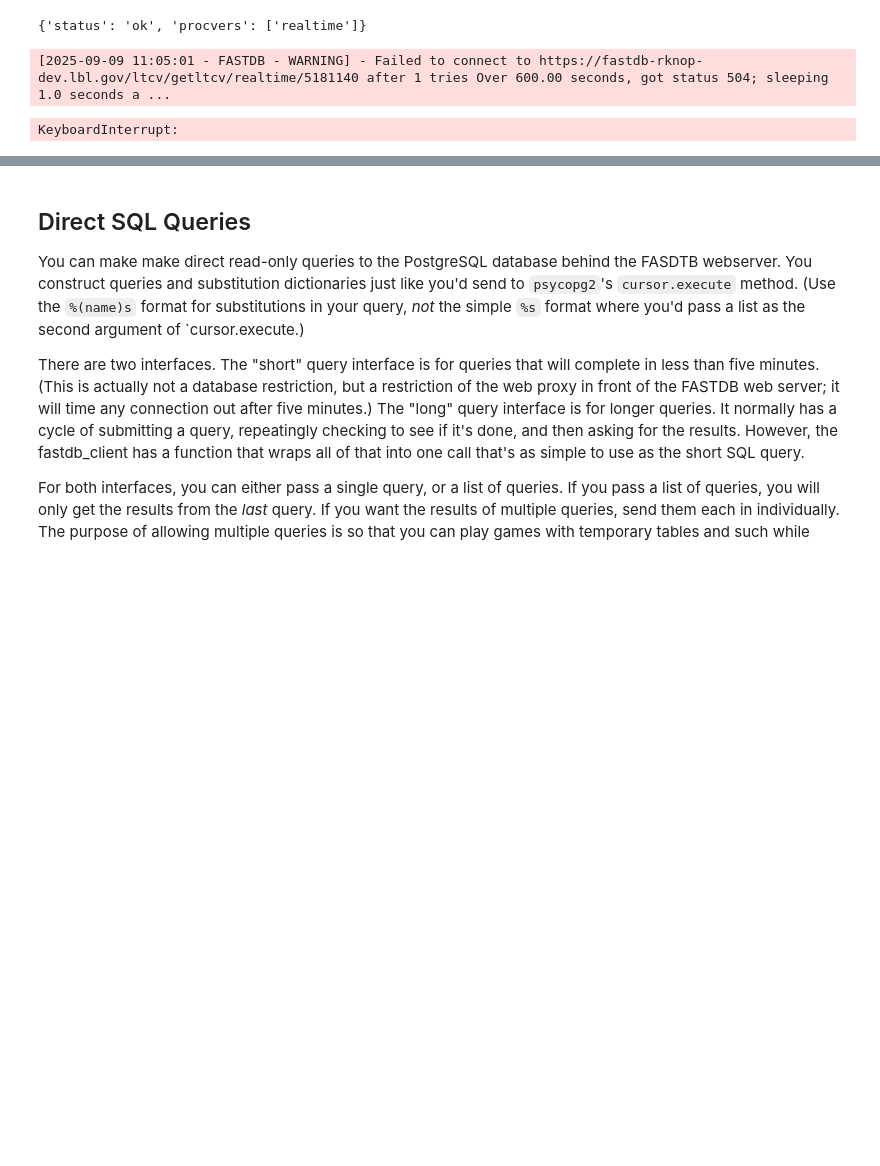
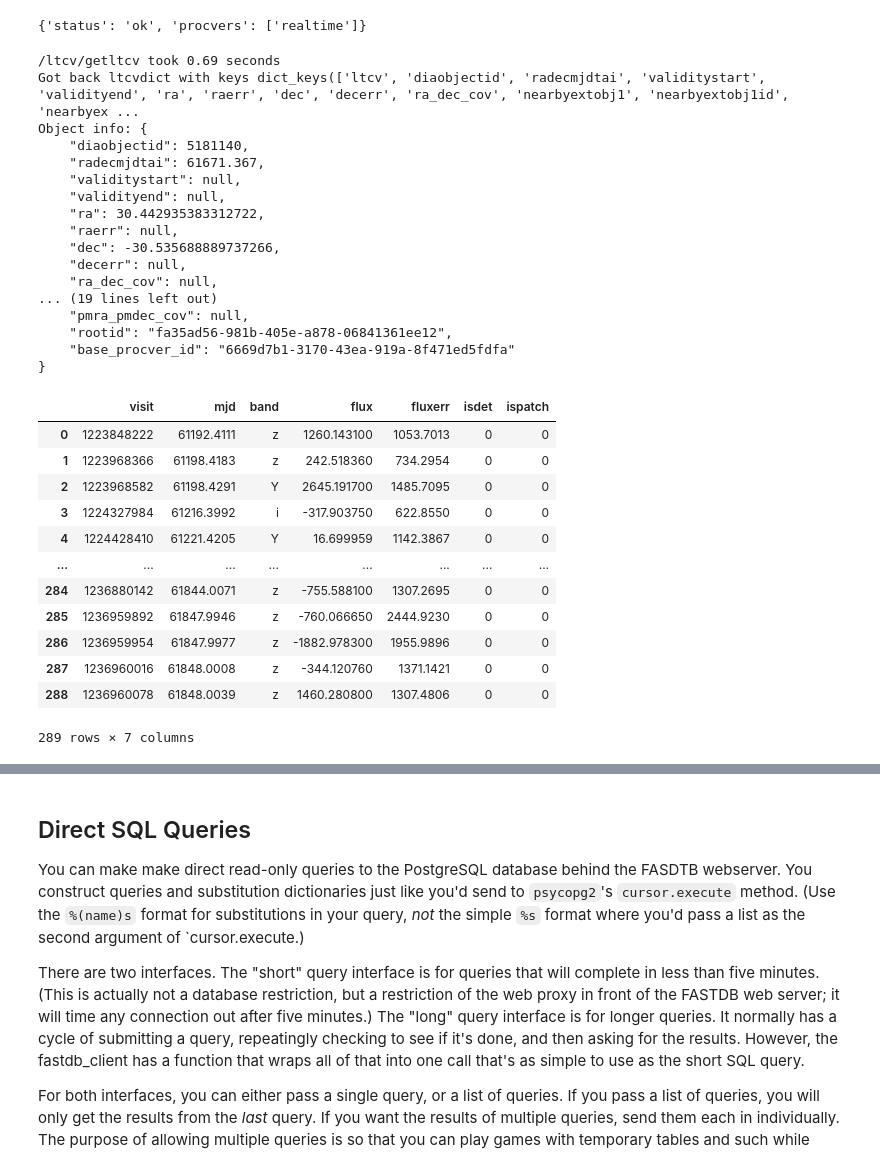
Before and after one commit to LSSTDESC/FASTDB, a Jupyter notebook: examples/using_fastdb_client.ipynb, the cells around one changed output, grey strips where cells are left out. Cells and saved outputs as stored; diff of their text form; code cells hidden in the pictures; blank space fills up the shorter version.

```diff
--- a/examples/using_fastdb_client.ipynb
+++ b/examples/using_fastdb_client.ipynb
@@ -128,18 +131,47 @@ print( res )
 # %%
 # You can get the lightcurve for an object if you know it's object ID with the /ltcv/getltcv
 # endpoint.  Give it the processing version and the diaobjectid as additional slash-separated
 # url components.
 t0 = time.perf_counter()
 ltcvdict = fdb.post( "/ltcv/getltcv/realtime/5181140" )
 print( f"/ltcv/getltcv took {time.perf_counter()-t0:.2f} seconds" )
 
 # The dictionary you get back has keys 'status', 'objectinfo' and 'ltcv':
 print( f"Got back ltcvdict with keys {ltcvdict.keys()}" )
 
-print( f"Object info: {json.dumps( ltcvdict['objinfo'], indent=4 )}" )
+objinfo = { k: v for k, v in ltcvdict.items() if k != 'ltcv' }
+print( f"Object info: {json.dumps( objinfo, indent=4 )}" )
 
 ltcv = pandas.DataFrame( ltcvdict['ltcv'] )
 ltcv
 # %% [output]
-[2025-09-09 11:05:01 - FASTDB - WARNING] - Failed to connect to https://fastdb-rknop-dev.lbl.gov/ltcv/getltcv/realtime/5181140 after 1 tries Over 600.00 seconds, got status 504; sleeping 1.0 seconds a ...
+/ltcv/getltcv took 0.69 seconds
+Got back ltcvdict with keys dict_keys(['ltcv', 'diaobjectid', 'radecmjdtai', 'validitystart', 'validityend', 'ra', 'raerr', 'dec', 'decerr', 'ra_dec_cov', 'nearbyextobj1', 'nearbyextobj1id', 'nearbyex ...
+Object info: {
+    "diaobjectid": 5181140,
+    "radecmjdtai": 61671.367,
+    "validitystart": null,
+    "validityend": null,
+    "ra": 30.442935383312722,
+    "raerr": null,
+    "dec": -30.535688889737266,
+    "decerr": null,
+    "ra_dec_cov": null,
+... (19 lines left out)
+    "pmra_pmdec_cov": null,
+    "rootid": "fa35ad56-981b-405e-a878-06841361ee12",
+    "base_procver_id": "6669d7b1-3170-43ea-919a-8f471ed5fdfa"
+}
+|  | visit | mjd | band | flux | fluxerr | isdet | ispatch |
+| 0 | 1223848222 | 61192.4111 | z | 1260.143100 | 1053.7013 | 0 | 0 |
+| 1 | 1223968366 | 61198.4183 | z | 242.518360 | 734.2954 | 0 | 0 |
+| 2 | 1223968582 | 61198.4291 | Y | 2645.191700 | 1485.7095 | 0 | 0 |
+| 3 | 1224327984 | 61216.3992 | i | -317.903750 | 622.8550 | 0 | 0 |
+| 4 | 1224428410 | 61221.4205 | Y | 16.699959 | 1142.3867 | 0 | 0 |
+| ... | ... | ... | ... | ... | ... | ... | ... |
+| 284 | 1236880142 | 61844.0071 | z | -755.588100 | 1307.2695 | 0 | 0 |
+| 285 | 1236959892 | 61847.9946 | z | -760.066650 | 2444.9230 | 0 | 0 |
+| 286 | 1236959954 | 61847.9977 | z | -1882.978300 | 1955.9896 | 0 | 0 |
+| 287 | 1236960016 | 61848.0008 | z | -344.120760 | 1371.1421 | 0 | 0 |
+| 288 | 1236960078 | 61848.0039 | z | 1460.280800 | 1307.4806 | 0 | 0 |
-KeyboardInterrupt:
+289 rows × 7 columns
```
Also changed, not shown: parts of 4 cells of this notebook, 8 other files.
